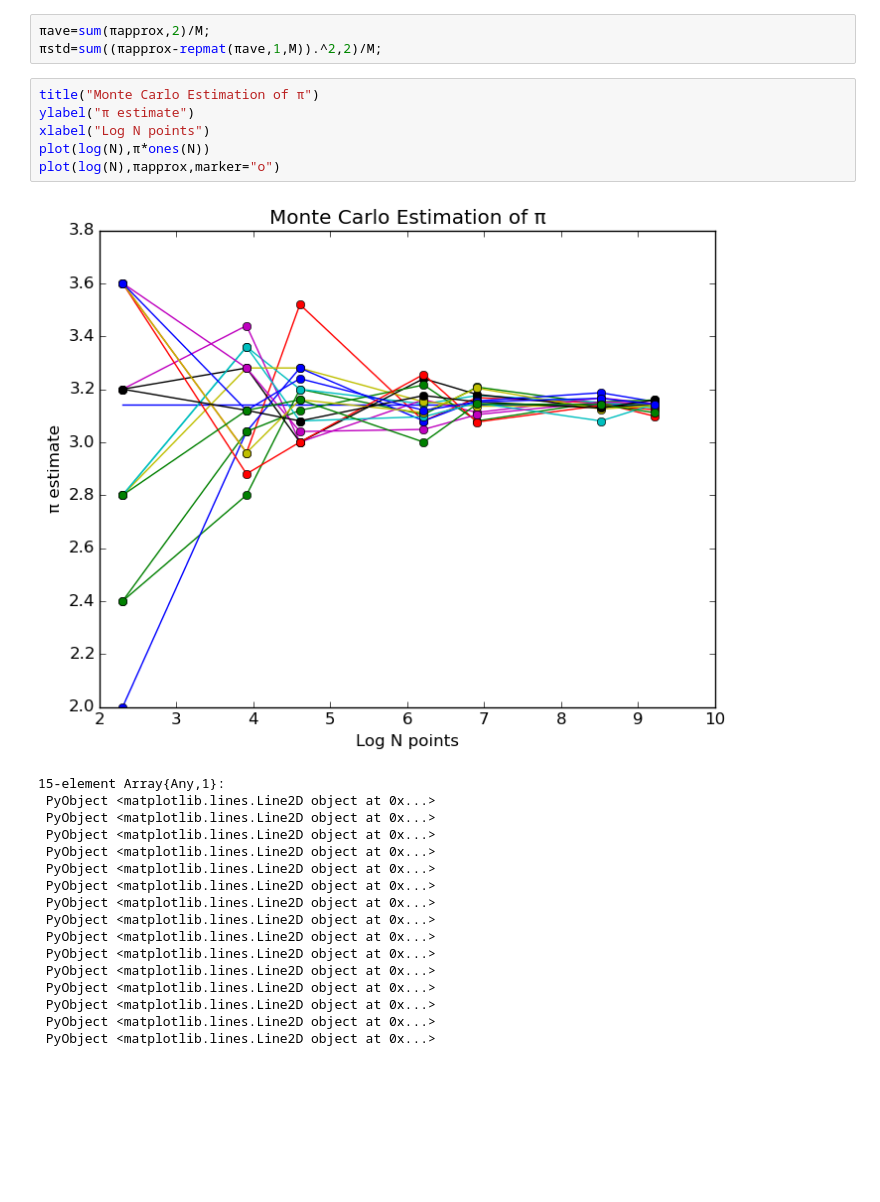
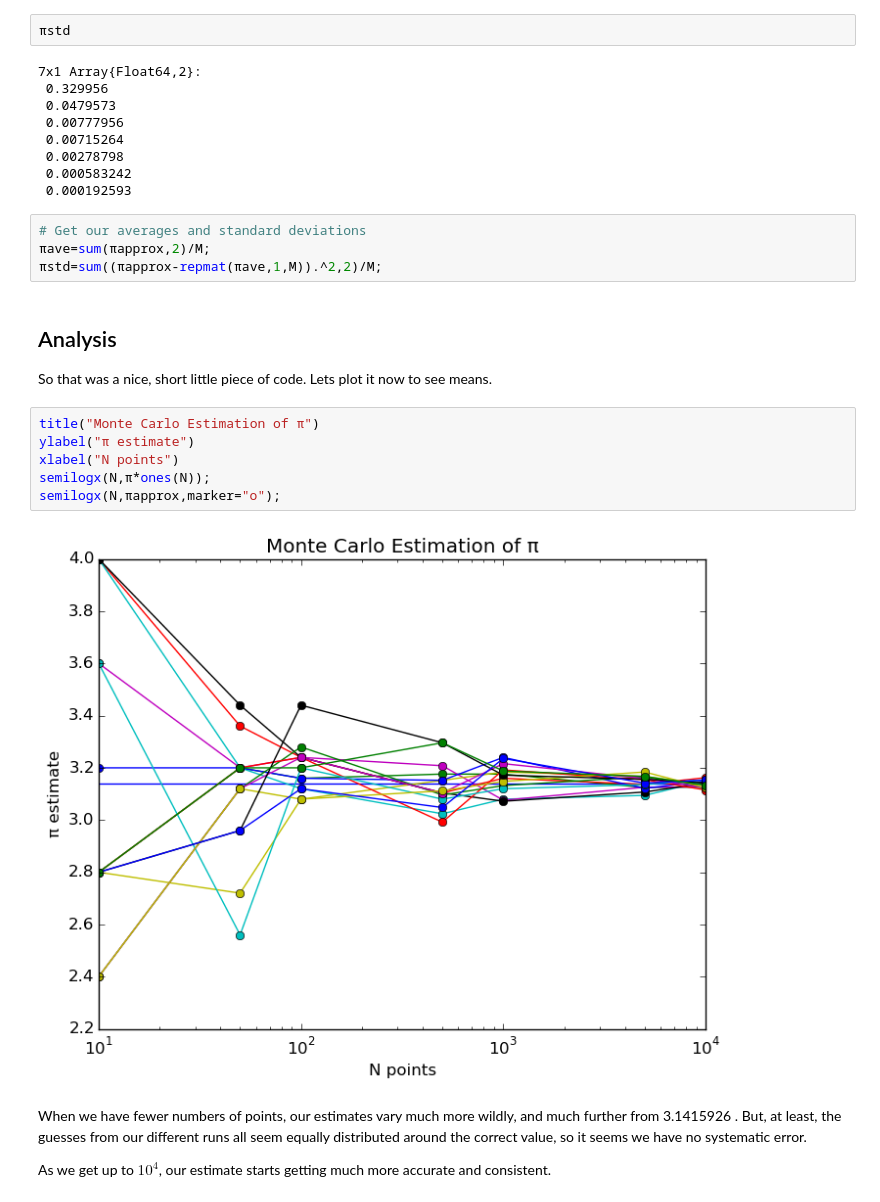
Before and after one commit to albi3ro/M4, a Jupyter notebook: Monte Carlo.ipynb, the cells around one changed output. Drawn from its saved outputs; the diff is of its cells as text; blank space fills up the shorter version.

```diff
--- a/Monte Carlo.ipynb
+++ b/Monte Carlo.ipynb
@@ -34,32 +86,37 @@ for ii in 1:length(N)
     end
 end
+# %%
+πstd
+# %% [output]
+7x1 Array{Float64,2}:
+ 0.329956
+ 0.0479573
+ 0.00777956
+ 0.00715264
+ 0.00278798
+ 0.000583242
+ 0.000192593
 # %%
+# Get our averages and standard deviations
 πave=sum(πapprox,2)/M;
 πstd=sum((πapprox-repmat(πave,1,M)).^2,2)/M;
+# %% [markdown]
+## Analysis
+
+So that was a nice, short little piece of code.  Lets plot it now to see means.
 # %%
 title("Monte Carlo Estimation of π")
 ylabel("π estimate")
-xlabel("Log N points")
-plot(log(N),π*ones(N))
-plot(log(N),πapprox,marker="o")
+xlabel("N points")
+semilogx(N,π*ones(N));
+semilogx(N,πapprox,marker="o");
 # %% [output]
-[figure, old version]
+[figure, new version]
-15-element Array{Any,1}:
- PyObject <matplotlib.lines.Line2D object at 0x...>
- PyObject <matplotlib.lines.Line2D object at 0x...>
- PyObject <matplotlib.lines.Line2D object at 0x...>
- PyObject <matplotlib.lines.Line2D object at 0x...>
- PyObject <matplotlib.lines.Line2D object at 0x...>
- PyObject <matplotlib.lines.Line2D object at 0x...>
- PyObject <matplotlib.lines.Line2D object at 0x...>
- PyObject <matplotlib.lines.Line2D object at 0x...>
- PyObject <matplotlib.lines.Line2D object at 0x...>
- PyObject <matplotlib.lines.Line2D object at 0x...>
- PyObject <matplotlib.lines.Line2D object at 0x...>
- PyObject <matplotlib.lines.Line2D object at 0x...>
- PyObject <matplotlib.lines.Line2D object at 0x...>
- PyObject <matplotlib.lines.Line2D object at 0x...>
- PyObject <matplotlib.lines.Line2D object at 0x...>
+# %% [markdown]
+When we have fewer numbers of points, our estimates vary much more wildly, and much further from 3.1415926 .
+But, at least, the guesses from our different runs all seem equally distributed around the correct value, so it seems we have no systematic error.
+
+As we get up to $10^4$, our estimate starts getting much more accurate and consistent.
 # %%
 title("Dependence of Monte Carlo Error on Number of Points")
 ylabel("standard deviation")
```
Also changed, not shown: parts of 16 cells of this notebook, 9 other files.
